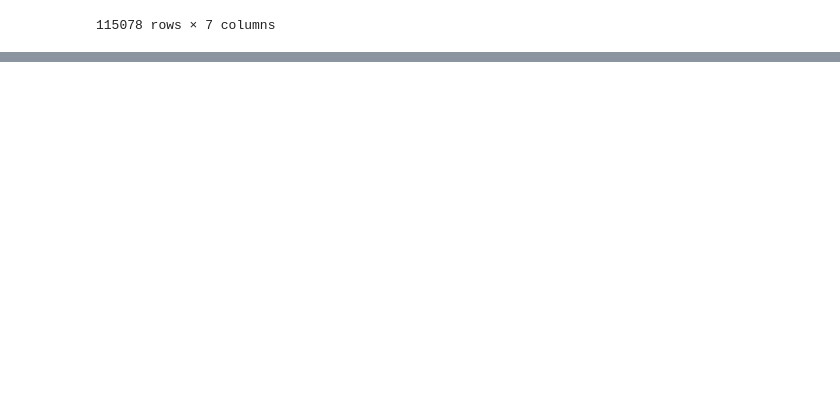
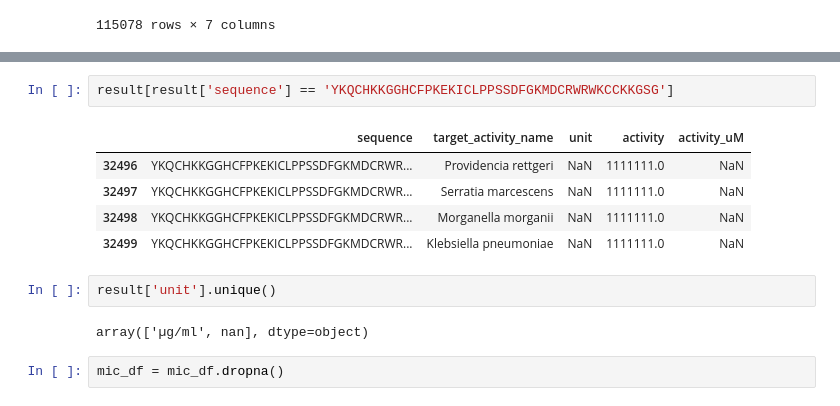
Before and after one commit to nmach22/amp-prediction, a Jupyter notebook: notebooks/01_eda/feature_analysis.ipynb, the cells around one changed output, grey strips where cells are left out. Saved outputs shown, nothing was run; the diff lists cells and outputs as text; blank space fills up the shorter version.

```diff
--- a/notebooks/01_eda/feature_analysis.ipynb
+++ b/notebooks/01_eda/feature_analysis.ipynb
@@ -618,0 +697,14 @@ df
+# %%
+result[result['sequence'] == 'YKQCHKKGGHCFPKEKICLPPSSDFGKMDCRWRWKCCKKGSG']
+# %% [output]
+|  | sequence | target_activity_name | unit | activity | activity_uM |
+| 32496 | YKQCHKKGGHCFPKEKICLPPSSDFGKMDCRWR... | Providencia rettgeri | NaN | 1111111.0 | NaN |
+| 32497 | YKQCHKKGGHCFPKEKICLPPSSDFGKMDCRWR... | Serratia marcescens | NaN | 1111111.0 | NaN |
+| 32498 | YKQCHKKGGHCFPKEKICLPPSSDFGKMDCRWR... | Morganella morganii | NaN | 1111111.0 | NaN |
+| 32499 | YKQCHKKGGHCFPKEKICLPPSSDFGKMDCRWR... | Klebsiella pneumoniae | NaN | 1111111.0 | NaN |
+# %%
+result['unit'].unique()
+# %% [output]
+array(['µg/ml', nan], dtype=object)
+# %%
+mic_df = mic_df.dropna()
```
Also changed, not shown: parts of 16 cells of this notebook, 1 other file.
